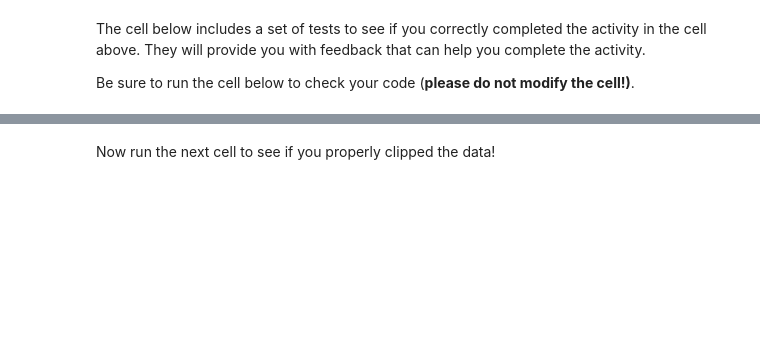
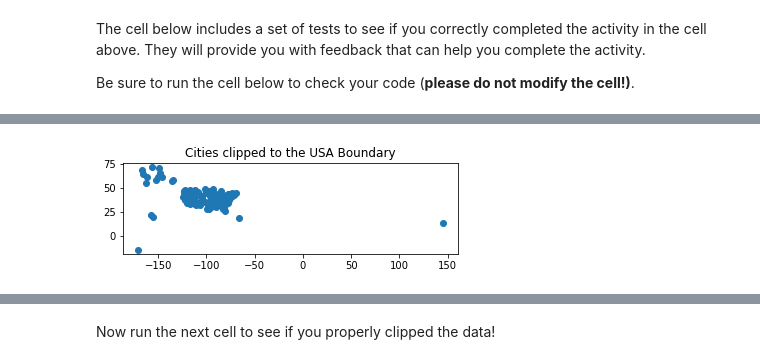
Before and after one commit to earthlab/edsc-summer-2020, a Jupyter notebook: data-types/02-intro-vector-data.ipynb, the cells around one changed output, grey strips where cells are left out. Cells and saved outputs as stored; diff of their text form; code cells hidden in the pictures; blank space fills up the shorter version.

```diff
--- a/data-types/02-intro-vector-data.ipynb
+++ b/data-types/02-intro-vector-data.ipynb
@@ -409,0 +507,12 @@ We subsetted the `countries` dataset and made a GeoDataFrame that is just the bo
+# %%
+# Clip the cities data to the USA boundary
+# Note -- this operation may take some time to run - be patient
+cities_in_usa = gpd.clip(cities, united_states_boundary)
+
+# Plot your final clipped data
+f, ax = plt.subplots()
+cities_in_usa.plot(ax=ax)
+ax.set(title="Cities clipped to the USA Boundary")
+plt.show()
+# %% [output]
+[figure, added]
```
Also changed, not shown: parts of 26 cells of this notebook, 3 other files.
